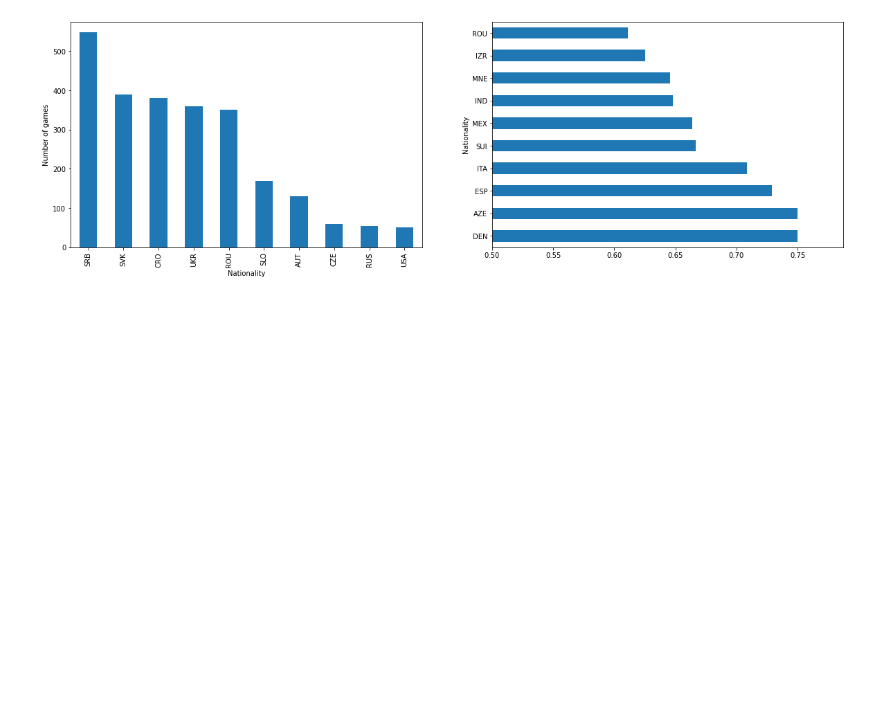
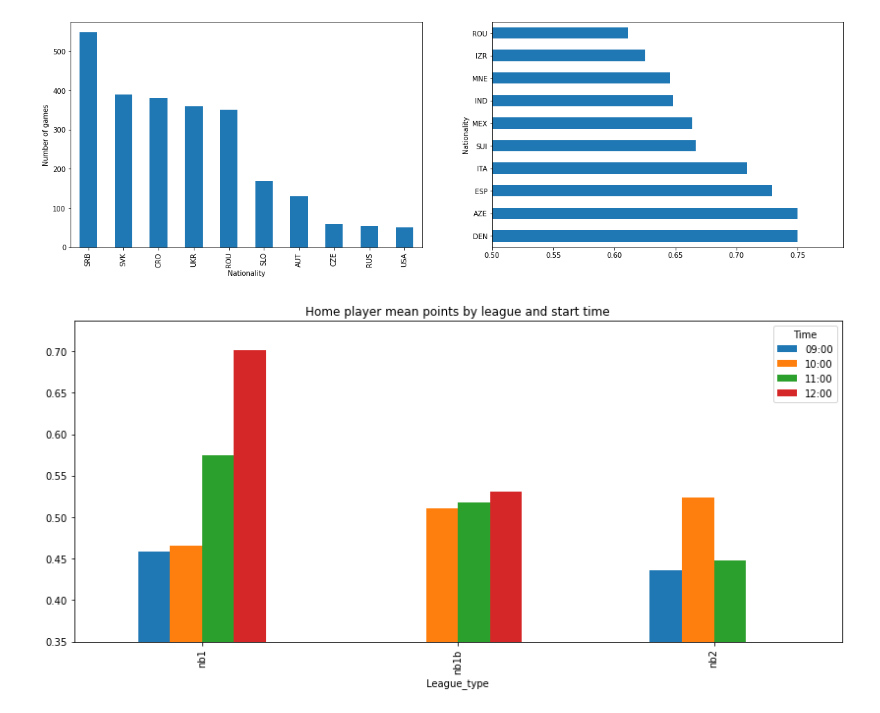
Before and after one commit to szukiadam/ChessChampionshipAnalysis, a Jupyter notebook: ChessChampionship.ipynb, the cells around one changed output. Saved outputs shown, nothing was run; the diff lists cells and outputs as text; code cells hidden in the pictures; blank space fills up the shorter version.

```diff
--- a/ChessChampionship.ipynb
+++ b/ChessChampionship.ipynb
@@ -957,3 +773,19 @@ def nationality_games_and_performance(df):
 nationality_games_and_performance(df)
 # %% [output]
 [figure]
+# %%
+def add_league_type(df):
+    df['League_type'] = df['League'].apply(lambda x: x[0:4])
+    df['League_type'] = df['League_type'].apply(lambda x: x[0:3] if x != 'nb1b' else x)
+    df['League_type']
+    return df
+
+df = add_league_type(df)
+
+def start_time_analysis(df):
+    pd.pivot_table(df[df.Time != '15:00'], index=['League_type', 'Time'],values=['Result_home'], aggfunc=np.mean)
+    pd.pivot_table(df[df.Time != '15:00'], index=['League_type', 'Time'],values=['Result_home'], aggfunc=np.mean)['Result_home'].unstack().plot.bar(figsize=(14,6), ylim=0.35, title='Home player mean points by league and start time')
+
+start_time_analysis(df)
+# %% [output]
+[figure, added]
```
Also changed, not shown: parts of 45 cells of this notebook.
